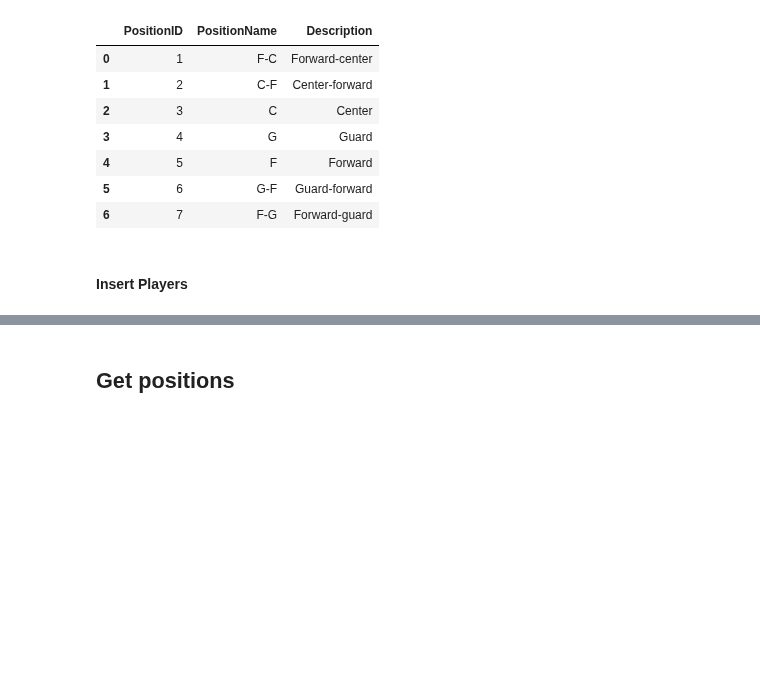
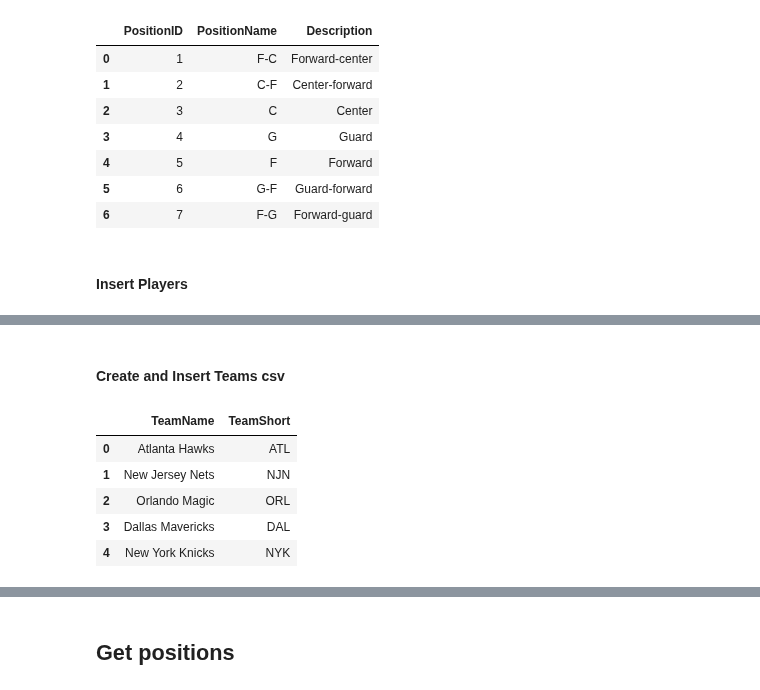
Before and after one commit to dizzydwarfus/Personal_Projects, a Jupyter notebook: nba_airflow/core/sql/sqlalchemyv2.ipynb, the cells around one changed output, grey strips where cells are left out. Cells and saved outputs as stored; diff of their text form; code cells hidden in the pictures; blank space fills up the shorter version.

```diff
--- a/nba_airflow/core/sql/sqlalchemyv2.ipynb
+++ b/nba_airflow/core/sql/sqlalchemyv2.ipynb
@@ -79,0 +171,2 @@ with nba.engine.connect() as connection:
+# %% [markdown]
+#### Create and Insert Teams csv
@@ -79,0 +176,10 @@ with nba.engine.connect() as connection:
+# %%
+teams = pd.read_csv(r'D:\lianz\Desktop\Python\personal_projects\nba_airflow\data\team.csv', names=['TeamName', 'TeamShort'], header=0)
+teams.head()
+# %% [output]
+|  | TeamName | TeamShort |
+| 0 | Atlanta Hawks | ATL |
+| 1 | New Jersey Nets | NJN |
+| 2 | Orlando Magic | ORL |
+| 3 | Dallas Mavericks | DAL |
+| 4 | New York Knicks | NYK |
```
Also changed, not shown: parts of 29 cells of this notebook, 8 other files.
